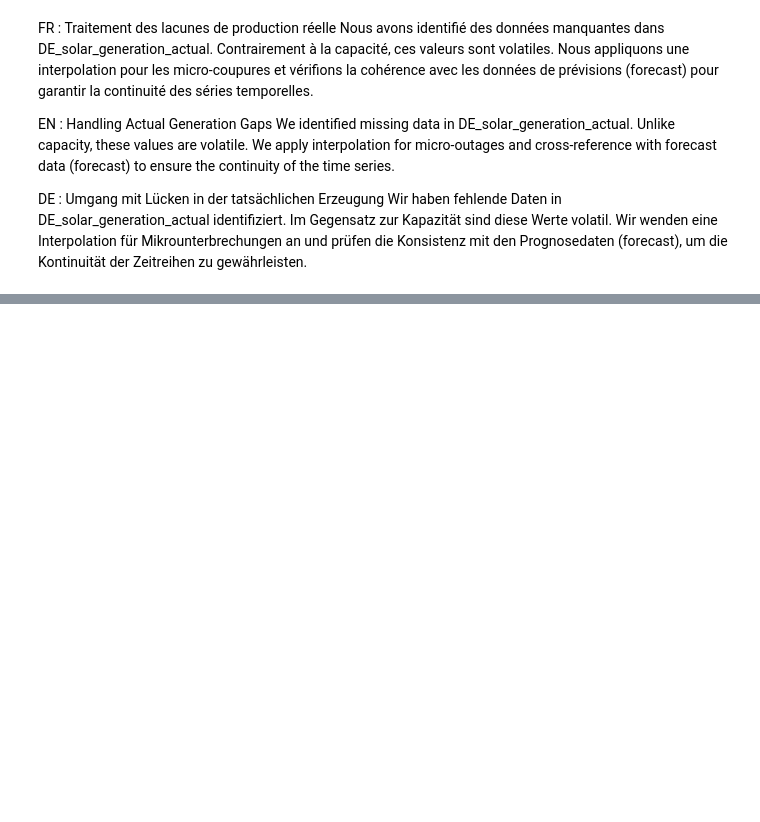
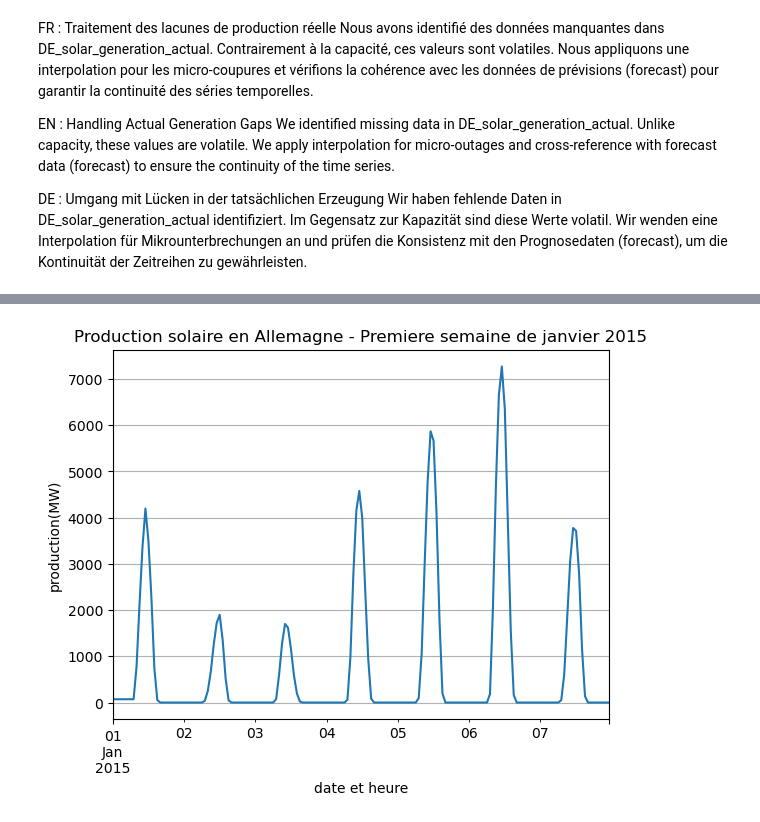
Before and after one commit to kamgaarmel/git, a Jupyter notebook: test_opsd.ipynb, the cells around one changed output, grey strips where cells are left out. Saved outputs shown, nothing was run; the diff lists cells and outputs as text; code cells hidden in the pictures; blank space fills up the shorter version.

```diff
--- a/test_opsd.ipynb
+++ b/test_opsd.ipynb
@@ -216,0 +246,4 @@ Name: DE_solar_generation_actual, Length: 50400, dtype: float64
+# %%
+df_Deutschland['DE_solar_generation_actual'] = df_Deutschland['DE_solar_generation_actual'].interpolate(method = 'linear')
+print ("valeur manquante apres le nettoyage", df_Deutschland['DE_solar_generation_actual'].isnull().sum())
+df_Deutschland.head(10)
@@ -216,0 +291,4 @@ Name: DE_solar_generation_actual, Length: 50400, dtype: float64
+# %%
+df_Deutschland['DE_solar_generation_actual']=df_Deutschland['DE_solar_generation_actual'].bfill()
+print ("valeur manquante apres le nettoyage", df_Deutschland['DE_solar_generation_actual'].isnull().sum())
+df_Deutschland.head()
@@ -216,0 +304,10 @@ Name: DE_solar_generation_actual, Length: 50400, dtype: float64
+# %%
+plt.Figure(figsize=(15, 6))
+df_Deutschland['DE_solar_generation_actual'].head(168).plot()
+plt.title("Production solaire en Allemagne - Premiere semaine de janvier 2015")
+plt.xlabel("date et heure")
+plt.ylabel("production(MW)")
+plt.grid(True)
+plt.show()
+# %% [output]
+[figure, added]
```
Also changed, not shown: parts of 22 cells of this notebook.
